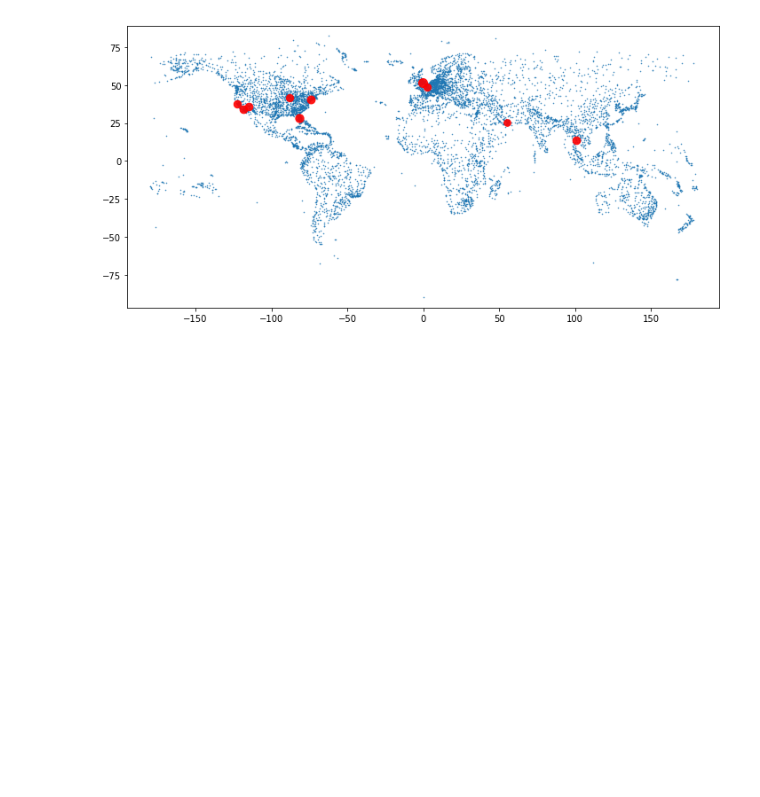
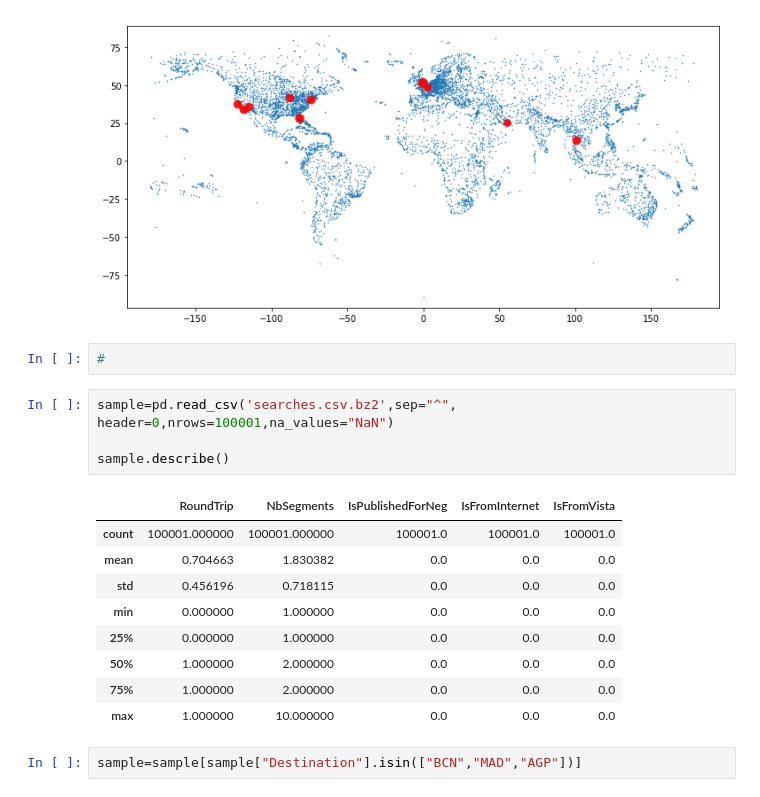
Before and after one commit to nopaixx/data-science, a Jupyter notebook: challenger.ipynb, the cells around one changed output. Saved outputs shown, nothing was run; the diff lists cells and outputs as text; blank space fills up the shorter version.

```diff
--- a/challenger.ipynb
+++ b/challenger.ipynb
@@ -213,3 +213,21 @@ ax.axis('equal')
 plt.tight_layout()
 # %% [output]
 [figure]
+# %%
+#
+# %%
+sample=pd.read_csv('searches.csv.bz2',sep="^", header=0,nrows=100001,na_values="NaN")
+
+sample.describe()
+# %% [output]
+|  | RoundTrip | NbSegments | IsPublishedForNeg | IsFromInternet | IsFromVista |
+| count | 100001.000000 | 100001.000000 | 100001.0 | 100001.0 | 100001.0 |
+| mean | 0.704663 | 1.830382 | 0.0 | 0.0 | 0.0 |
+| std | 0.456196 | 0.718115 | 0.0 | 0.0 | 0.0 |
+| min | 0.000000 | 1.000000 | 0.0 | 0.0 | 0.0 |
+| 25% | 0.000000 | 1.000000 | 0.0 | 0.0 | 0.0 |
+| 50% | 1.000000 | 2.000000 | 0.0 | 0.0 | 0.0 |
+| 75% | 1.000000 | 2.000000 | 0.0 | 0.0 | 0.0 |
+| max | 1.000000 | 10.000000 | 0.0 | 0.0 | 0.0 |
+# %%
+sample=sample[sample["Destination"].isin(["BCN","MAD","AGP"])]
```
Also changed, not shown: parts of 9 cells of this notebook, 2 other files.
